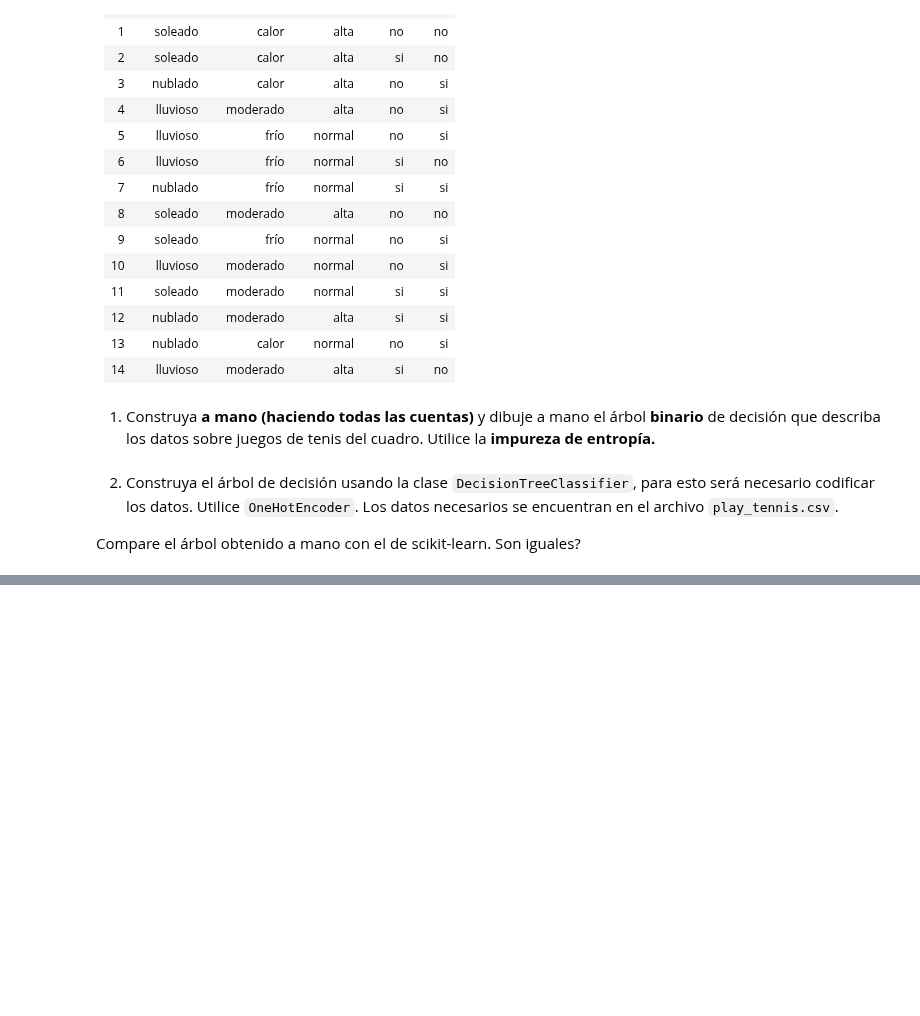
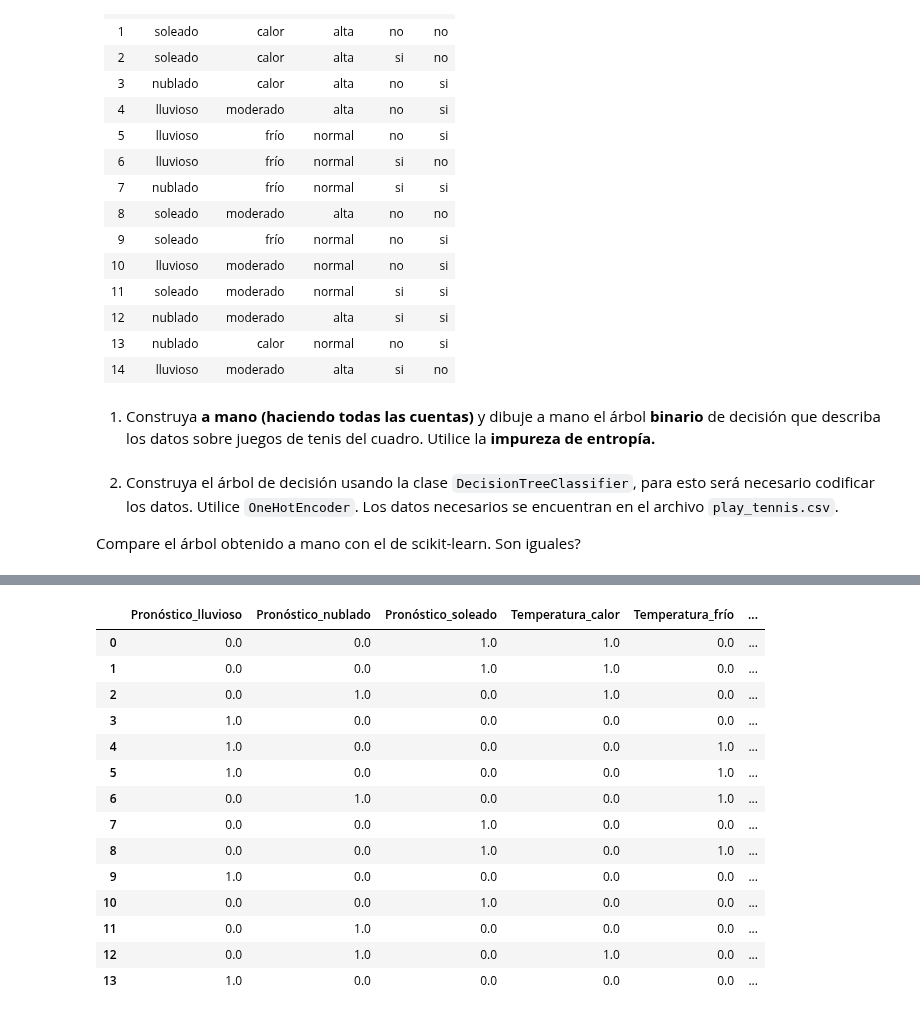
Before and after one commit to axelescalante0/Aprendizaje-Maquinal, a Jupyter notebook: Scrips/Arbol de decision/ArbolesDeDecision.ipynb, the cells around one changed output, grey strips where cells are left out. Drawn from its saved outputs; the diff is of its cells as text; code cells hidden in the pictures; blank space fills up the shorter version.

```diff
--- a/Scrips/Arbol de decision/ArbolesDeDecision.ipynb
+++ b/Scrips/Arbol de decision/ArbolesDeDecision.ipynb
@@ -263,0 +318,18 @@ Compare el árbol obtenido a mano con el de scikit-learn. Son iguales?
+# %%
+df2
+# %% [output]
+|  | Pronóstico_lluvioso | Pronóstico_nublado | Pronóstico_soleado | Temperatura_calor | Temperatura_frío | ... |
+| 0 | 0.0 | 0.0 | 1.0 | 1.0 | 0.0 | ... |
+| 1 | 0.0 | 0.0 | 1.0 | 1.0 | 0.0 | ... |
+| 2 | 0.0 | 1.0 | 0.0 | 1.0 | 0.0 | ... |
+| 3 | 1.0 | 0.0 | 0.0 | 0.0 | 0.0 | ... |
+| 4 | 1.0 | 0.0 | 0.0 | 0.0 | 1.0 | ... |
+| 5 | 1.0 | 0.0 | 0.0 | 0.0 | 1.0 | ... |
+| 6 | 0.0 | 1.0 | 0.0 | 0.0 | 1.0 | ... |
+| 7 | 0.0 | 0.0 | 1.0 | 0.0 | 0.0 | ... |
+| 8 | 0.0 | 0.0 | 1.0 | 0.0 | 1.0 | ... |
+| 9 | 1.0 | 0.0 | 0.0 | 0.0 | 0.0 | ... |
+| 10 | 0.0 | 0.0 | 1.0 | 0.0 | 0.0 | ... |
+| 11 | 0.0 | 1.0 | 0.0 | 0.0 | 0.0 | ... |
+| 12 | 0.0 | 1.0 | 0.0 | 1.0 | 0.0 | ... |
+| 13 | 1.0 | 0.0 | 0.0 | 0.0 | 0.0 | ... |
```
Also changed, not shown: parts of 2 cells of this notebook, 1 other file.
